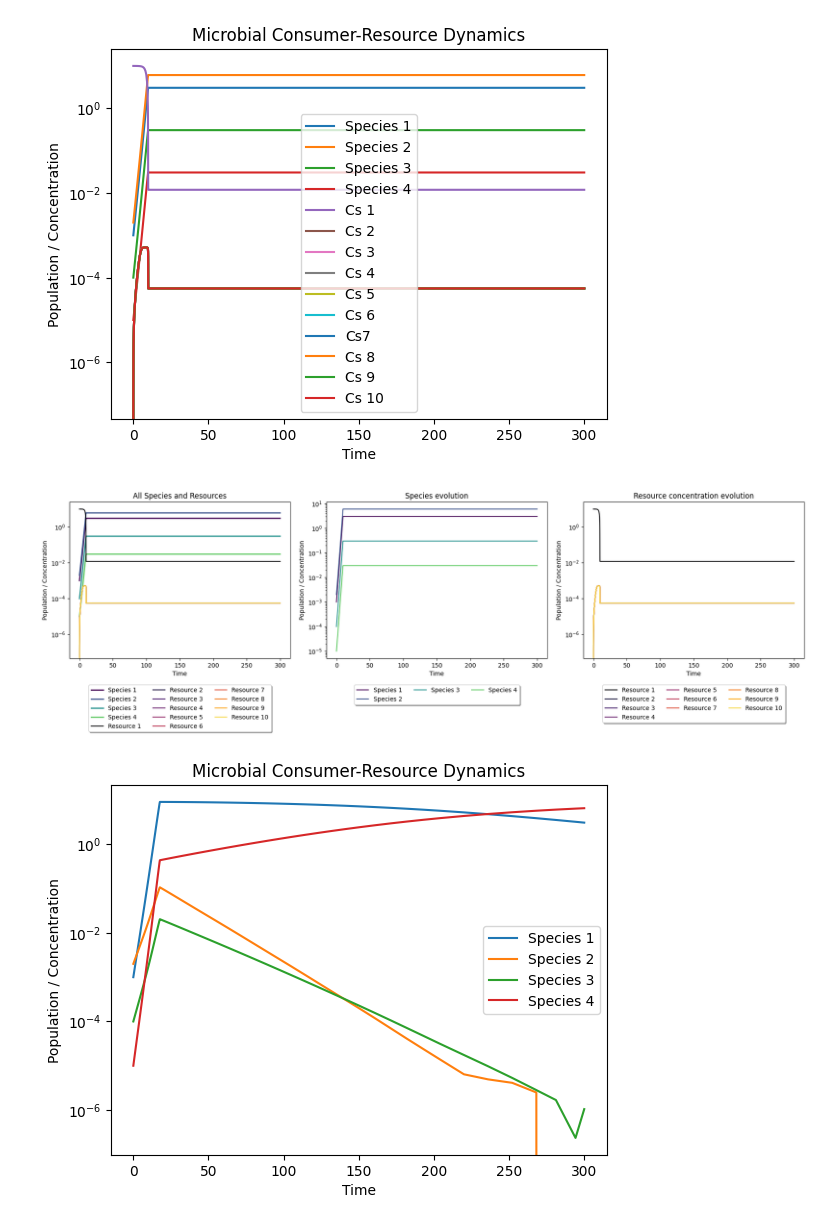
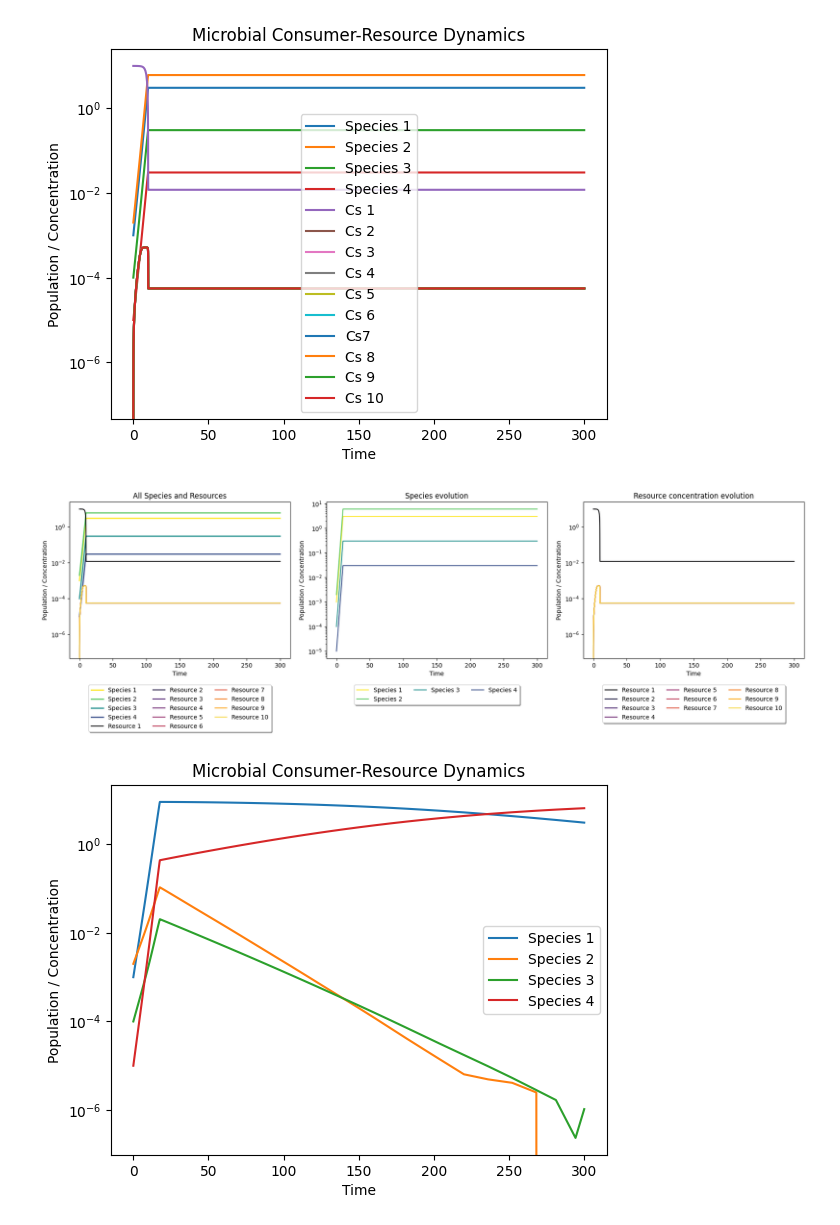
Before and after one commit to GiveMe1Coffee/m6-consumer-resource-model, a Jupyter notebook: M6_project.ipynb, the cells around one changed output. Drawn from its saved outputs; the diff is of its cells as text; code cells hidden in the pictures.

Commit message:
improved plots (minor changes)

```diff
--- a/M6_project.ipynb
+++ b/M6_project.ipynb
@@ -118,10 +118,10 @@ plt.show()
 legend_species = [f"Species {i}" for i in range(1, n_species+1)]
 legend_cs = [f"Resource {i}" for i in range (1, n_cs+1)]
 
-cmap_species = cm.get_cmap('viridis')
+cmap_species = cm.viridis
 colors_species = [cmap_species(i / n_species) for i in range(n_species)]
 
-cmap_cs = cm.get_cmap('inferno')
+cmap_cs = cm.inferno
 colors_cs = [cmap_cs(i / n_cs) for i in range(n_cs)]
 
 
@@ -146,34 +146,34 @@ axs[0].set_title('All Species and Resources')
 for i in range(n_species):
     axs[1].plot(solutions.t,
                 solutions.y[i],
                 label=legend_species[i],
                 color=colors_species[i])
 axs[1].set_yscale('log')
 axs[1].set_title('Species evolution')
 
 # Troisième graphique avec seulement les cs
 for i in range(n_cs):
     axs[2].plot(solutions.t,
                 solutions.y[i+n_species],
                 label=legend_cs[i],
                 color=colors_cs[i])
 axs[2].set_yscale('log')
 axs[2].set_title('Resource concentration evolution')
 
 # Titres et légendes
 for ax in axs:
     ax.set_xlabel('Time')
     ax.set_ylabel('Population / Concentration')
     ax.legend(loc='upper center',
               bbox_to_anchor=(0.5, -0.15),
               fancybox=True,
               shadow=True,
               ncol=3)
 
 plt.tight_layout()
 plt.show()
 # %% [output]
-[figure, old version]
+[figure, new version]
 # %%
 #Randomisation of some parameters
 
```
Also changed, not shown: parts of 1 cell of this notebook.
